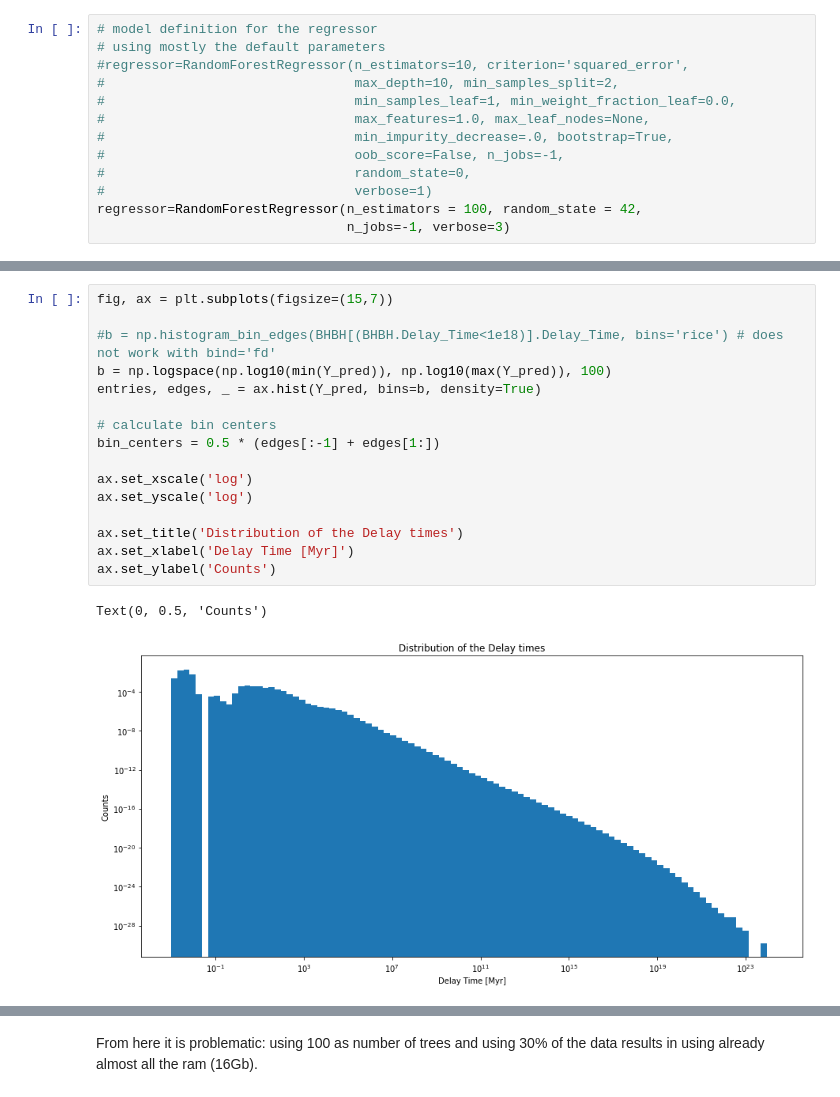
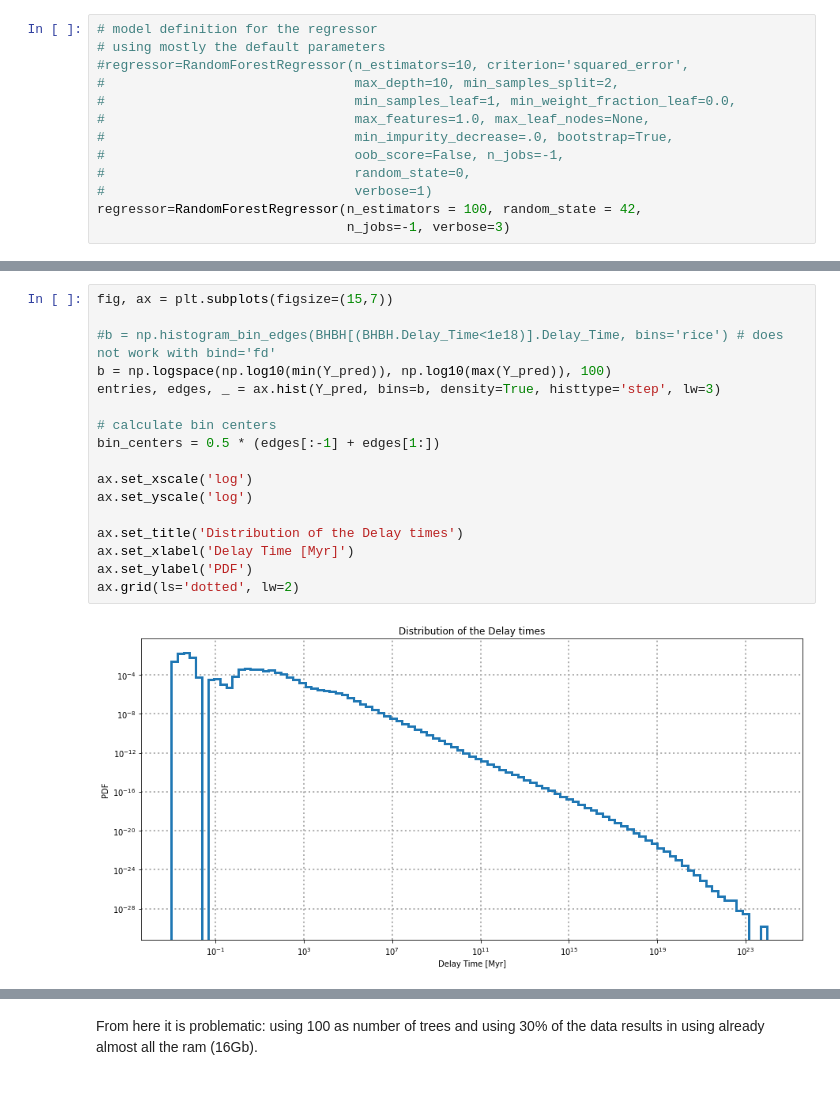
Before and after one commit to Bahadoram/Delay-Time-Dist.-of-Compact-Binary-Objects, a Jupyter notebook: random_forest.ipynb, the cells around one changed output, grey strips where cells are left out. Saved outputs shown, nothing was run; the diff lists cells and outputs as text.

Commit message:
correct plots

```diff
--- a/random_forest.ipynb
+++ b/random_forest.ipynb
@@ -141,22 +141,22 @@ Score of the regressor for the test set:
 # %%
 fig, ax = plt.subplots(figsize=(15,7))
 
 #b = np.histogram_bin_edges(BHBH[(BHBH.Delay_Time<1e18)].Delay_Time, bins='rice') # does not work with bind='fd'
 b = np.logspace(np.log10(min(Y_pred)), np.log10(max(Y_pred)), 100)
-entries, edges, _ = ax.hist(Y_pred, bins=b, density=True)
+entries, edges, _ = ax.hist(Y_pred, bins=b, density=True, histtype='step', lw=3)
 
 # calculate bin centers
 bin_centers = 0.5 * (edges[:-1] + edges[1:])
 
 ax.set_xscale('log')
 ax.set_yscale('log')
 
 ax.set_title('Distribution of the Delay times')
 ax.set_xlabel('Delay Time [Myr]')
-ax.set_ylabel('Counts')
+ax.set_ylabel('PDF')
+ax.grid(ls='dotted', lw=2)
 # %% [output]
-Text(0, 0.5, 'Counts')
-[figure, old version]
+[figure, new version]
 # %%
 fig, ax = plt.subplots(figsize=(15,7))
 
```
Also changed, not shown: parts of 4 cells of this notebook.
